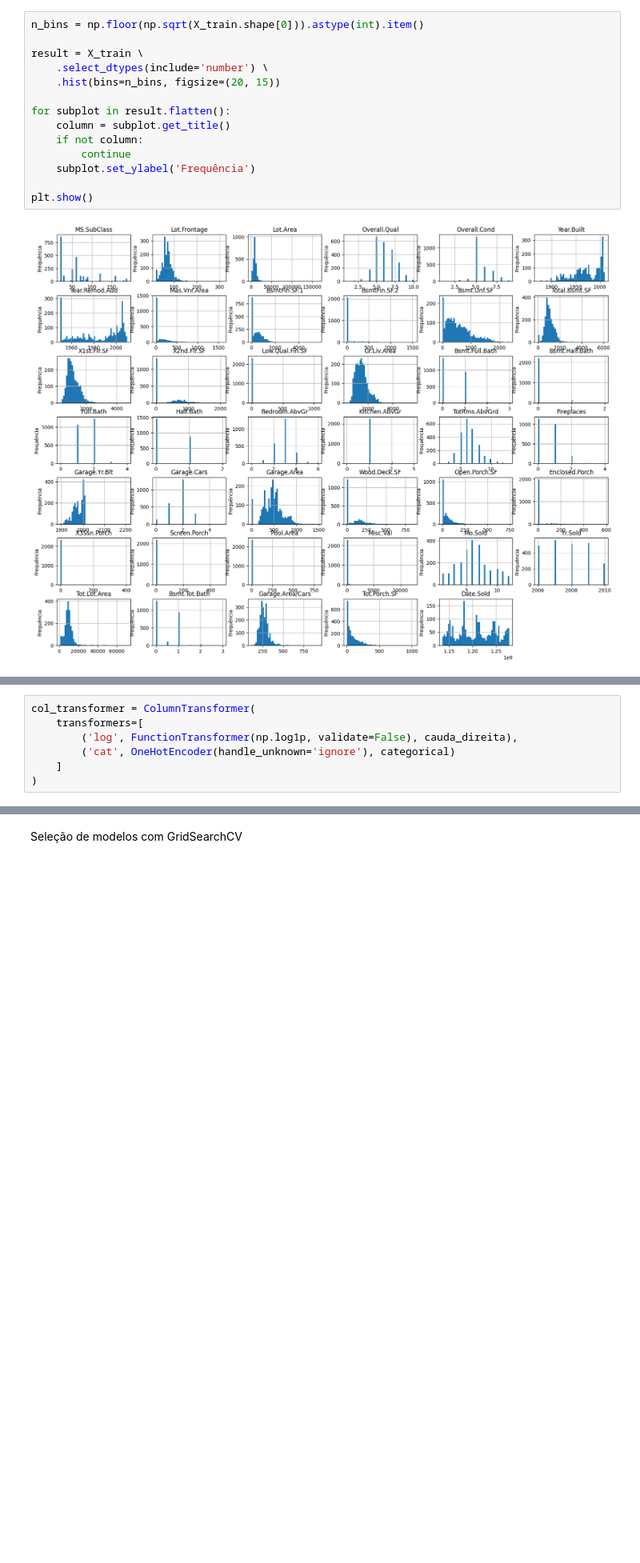
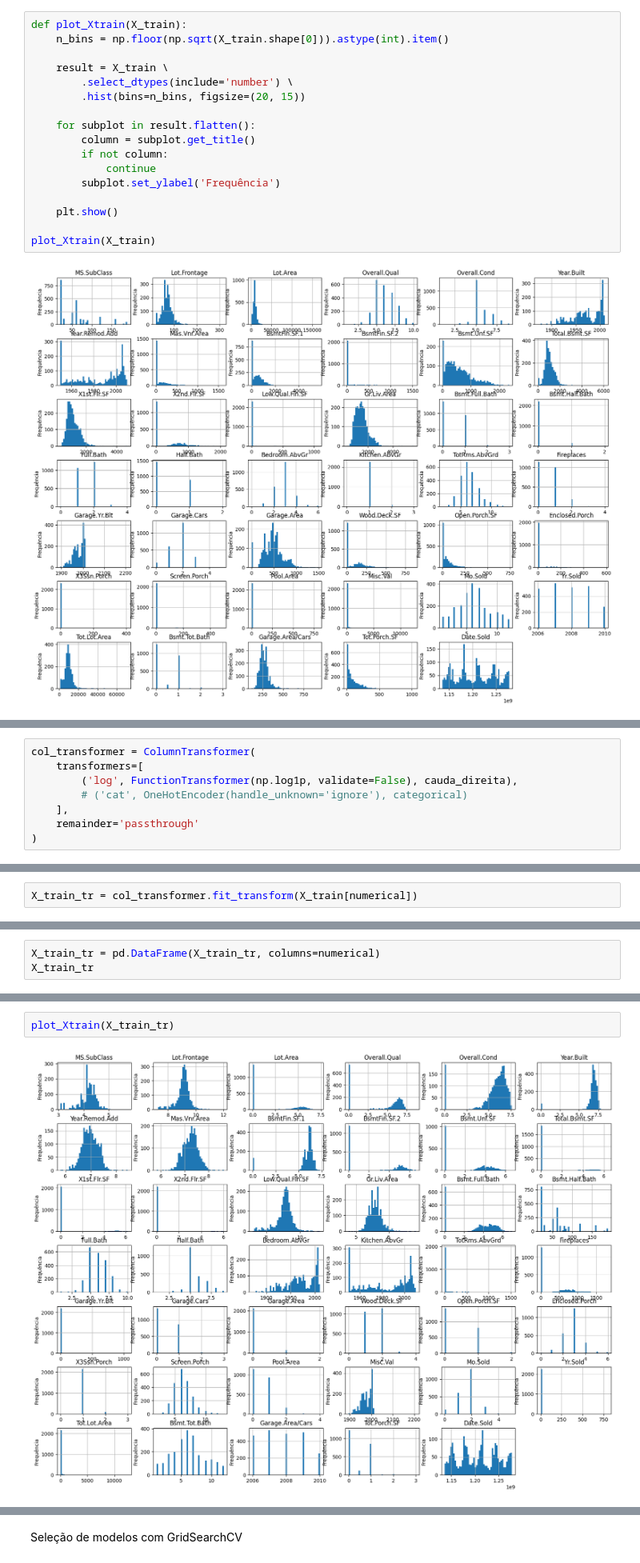
Before and after one commit to henriquebrnetto/projeto_ml_4sem, a Jupyter notebook: model.ipynb, the cells around one changed output, grey strips where cells are left out. Shown at 80% size. Saved outputs shown, nothing was run; the diff lists cells and outputs as text; blank space fills up the shorter version.

```diff
--- a/model.ipynb
+++ b/model.ipynb
@@ -141,18 +141,21 @@ Assim sendo, iremos procurar entender quais são as features e target, quais sã
 
 Além disso, iremos buscar saber a distribuição e a "cara" de cada variável.
 # %%
-n_bins = np.floor(np.sqrt(X_train.shape[0])).astype(int).item()
+def plot_Xtrain(X_train):
+    n_bins = np.floor(np.sqrt(X_train.shape[0])).astype(int).item()
 
-result = X_train \
-    .select_dtypes(include='number') \
-    .hist(bins=n_bins, figsize=(20, 15))
+    result = X_train \
+        .select_dtypes(include='number') \
+        .hist(bins=n_bins, figsize=(20, 15))
 
-for subplot in result.flatten():
-    column = subplot.get_title()
-    if not column:
-        continue
-    subplot.set_ylabel('Frequência')
+    for subplot in result.flatten():
+        column = subplot.get_title()
+        if not column:
+            continue
+        subplot.set_ylabel('Frequência')
 
-plt.show()
+    plt.show()
+
+plot_Xtrain(X_train)
 # %% [output]
 [figure]
@@ -168,6 +178,7 @@ numerical = X.select_dtypes(include='number').columns.tolist()
 col_transformer = ColumnTransformer(
     transformers=[
         ('log', FunctionTransformer(np.log1p, validate=False), cauda_direita),
-        ('cat', OneHotEncoder(handle_unknown='ignore'), categorical)
-    ]
+        # ('cat', OneHotEncoder(handle_unknown='ignore'), categorical)
+    ],
+    remainder='passthrough'
 )
@@ -194,0 +203,2 @@ X_train, y_train = remove_outliers(X_train, y_train)
+# %%
+X_train_tr = col_transformer.fit_transform(X_train[numerical])
@@ -194,0 +207,3 @@ X_train, y_train = remove_outliers(X_train, y_train)
+# %%
+X_train_tr = pd.DataFrame(X_train_tr, columns=numerical)
+X_train_tr
@@ -195,3 +224,7 @@ X_train, y_train = remove_outliers(X_train, y_train)
+# %%
+plot_Xtrain(X_train_tr)
+# %% [output]
+[figure, added]
 # %% [markdown]
 ## Parte 5
 # %% [markdown]
```
Also changed, not shown: parts of 6 cells of this notebook.
